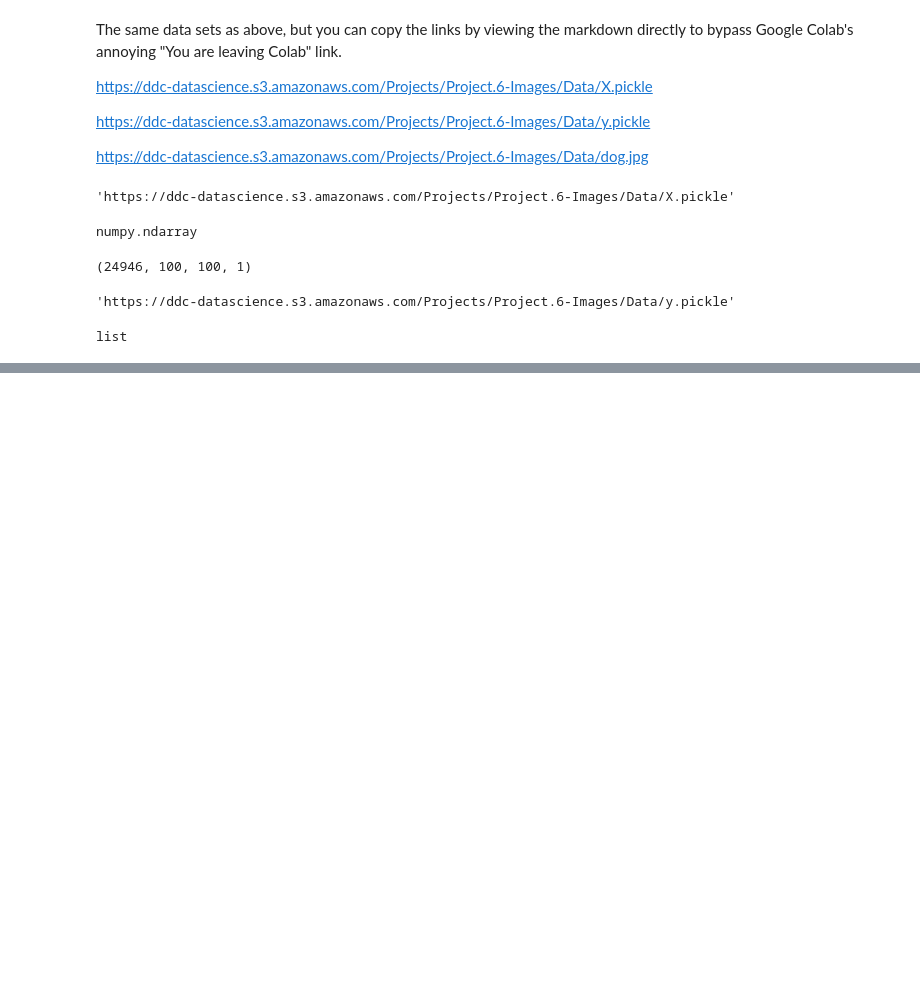
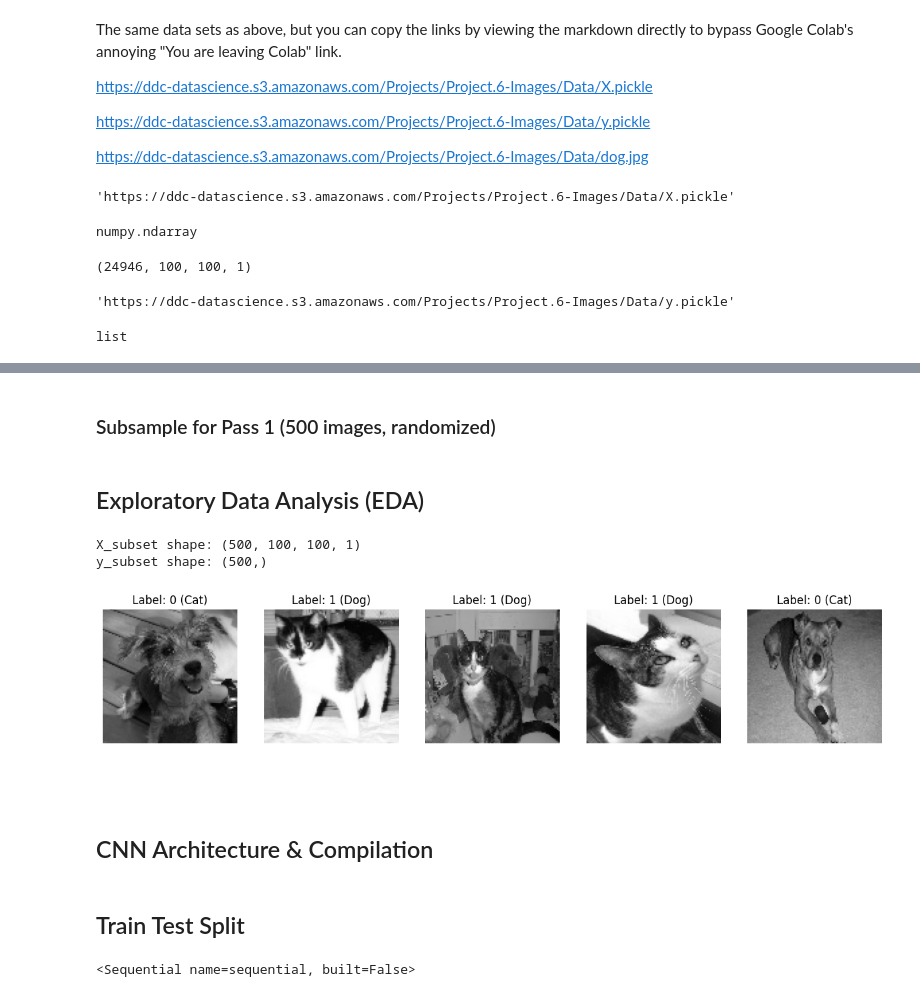
Before and after one commit to ikoghoddds-bit/Data-Science-Portfolio-C21, a Jupyter notebook: Projects/Project-6/Images-Description.for.Students_Pass_1.ipynb, the cells around one changed output, grey strips where cells are left out. Cells and saved outputs as stored; diff of their text form; code cells hidden in the pictures; blank space fills up the shorter version.

```diff
--- a/Projects/Project-6/Images-Description.for.Students_Pass_1.ipynb
+++ b/Projects/Project-6/Images-Description.for.Students_Pass_1.ipynb
@@ -52,0 +69,56 @@ image_url = ''
+# %%
+# Load the Pickled Data
+
+X_url = "https://ddc-datascience.s3.amazonaws.com/Projects/Project.6-Images/Data/X.pickle"
+y_url = "https://ddc-datascience.s3.amazonaws.com/Projects/Project.6-Images/Data/y.pickle"
+
+X_full = pd.read_pickle(X_url)
+y_full = np.array(pd.read_pickle(y_url)) # Convert list to numpy array for easier indexing
+# %% [markdown]
+### Subsample for Pass 1 (500 images, randomized)
+# %%
+# Subsample for Pass 1 (500 images, randomized)
+
+np.random.seed(42) # For reproducibility
+indices = np.arange(len(X_full))
+np.random.shuffle(indices)
+
+subset_indices = indices[:500]
+X_subset = X_full[subset_indices]
+y_subset = y_full[subset_indices]
+# %%
+# Data Cleaning (Scaling)
+
+X_subset = X_subset / 255.0
+# %% [markdown]
+## Exploratory Data Analysis (EDA)
+# %%
+# Verifying Dimensionality
+
+print(f"X_subset shape: {X_subset.shape}")
+print(f"y_subset shape: {y_subset.shape}")
+# %% [output]
+X_subset shape: (500, 100, 100, 1)
+y_subset shape: (500,)
+# %%
+# Visual Inspection and Label Verification
+
+plt.figure(figsize=(15, 3))
+for i in range(5):
+    plt.subplot(1, 5, i+1)
+
+    # X_subset is (500, 100, 100, 1), we reshape to (100, 100) for visualization
+
+    plt.imshow(X_subset[i].reshape(100, 100), cmap='gray')
+    label = "Dog" if y_subset[i] == 1 else "Cat"
+    plt.title(f"Label: {y_subset[i]} ({label})")
+    plt.axis('off')
+plt.show()
+# %% [output]
+[figure, added]
+# %% [markdown]
+###
+# %% [markdown]
+## CNN Architecture & Compilation
+# %% [markdown]
+## Train Test Split
@@ -52,0 +133,7 @@ image_url = ''
+# %%
+# Build the Sequential Model
+
+model = Sequential()
+model
+# %% [output]
+<Sequential name=sequential, built=False>
```
Also changed, not shown: parts of 25 cells of this notebook.
